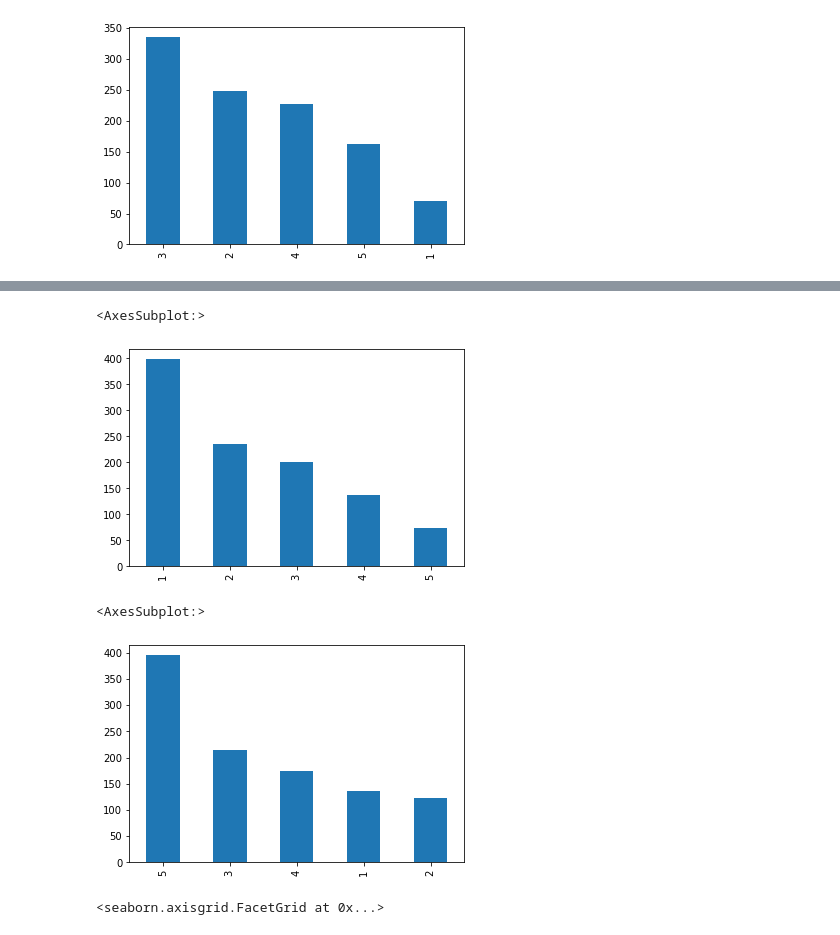
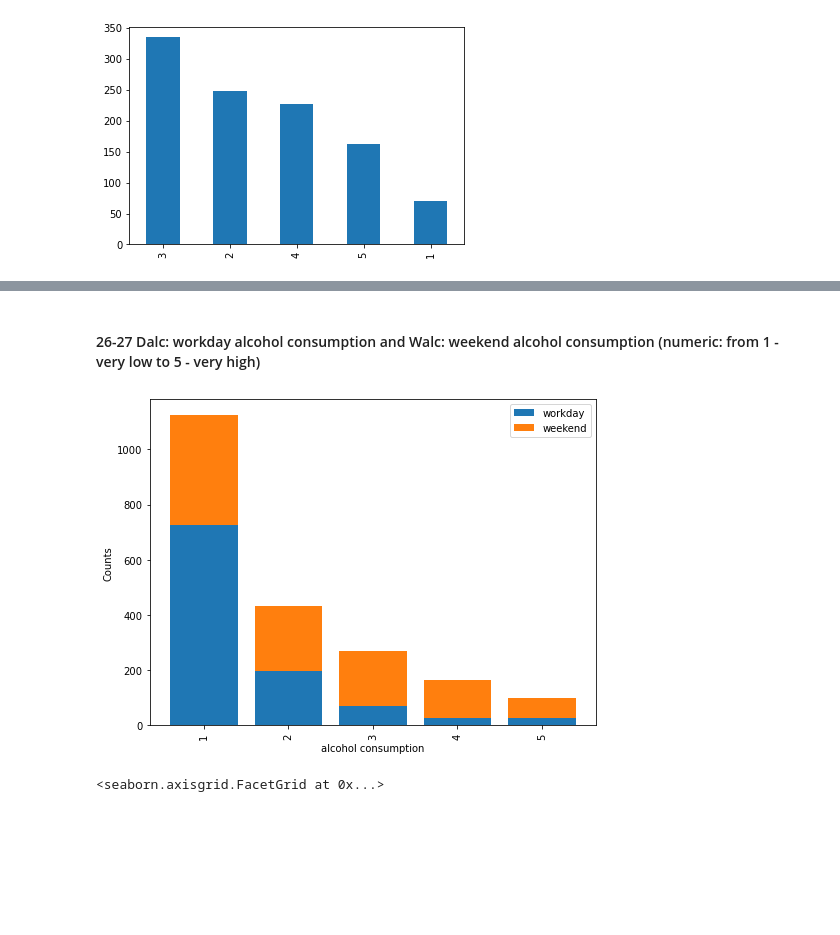
Before and after one commit to AleksanderWernik/Portugese_students, a Jupyter notebook: Students.ipynb, the cells around one changed output, grey strips where cells are left out. Drawn from its saved outputs; the diff is of its cells as text; code cells hidden in the pictures; blank space fills up the shorter version.

```diff
--- a/Students.ipynb
+++ b/Students.ipynb
@@ -379,15 +344,20 @@ df['Dalc'].value_counts().plot(kind='bar')
-# %%
-#27 Walc: weekend alcohol consumption (numeric: from 1 - very low to 5 - very high)
-df['Walc'].value_counts().plot(kind='bar')
-# %% [output]
-<AxesSubplot:>
-[figure, removed]
-# %%
-#28 health: current health status (numeric: from 1 - very bad to 5 - very good)
-df['health'].value_counts().plot(kind='bar')
-# %% [output]
-<AxesSubplot:>
-[figure, removed]
+# %% [markdown]
+#### 26-27 Dalc: workday alcohol consumption and Walc: weekend alcohol consumption (numeric: from 1 - very low to 5 - very high)
+# %%
+DWalc=df[['Dalc','Walc']].apply(pd.Series.value_counts)
+
+fig, ax=plt.subplots(figsize=(8,6))
+
+ax.bar(DWalc.index, DWalc['Dalc'], label='workday')
+ax.bar(DWalc.index, DWalc['Walc'], label='weekend', bottom=DWalc['Dalc'])
+
+ax.xaxis.set_tick_params(rotation=90)
+ax.set_xlabel('alcohol consumption')
+ax.set_ylabel('Counts')
+ax.legend()
+plt.show()
+# %% [output]
+[figure, added]
 # %%
 #29 absences
 sns.displot(df.absences, bins=20)
```
Also changed, not shown: parts of 106 cells of this notebook.
